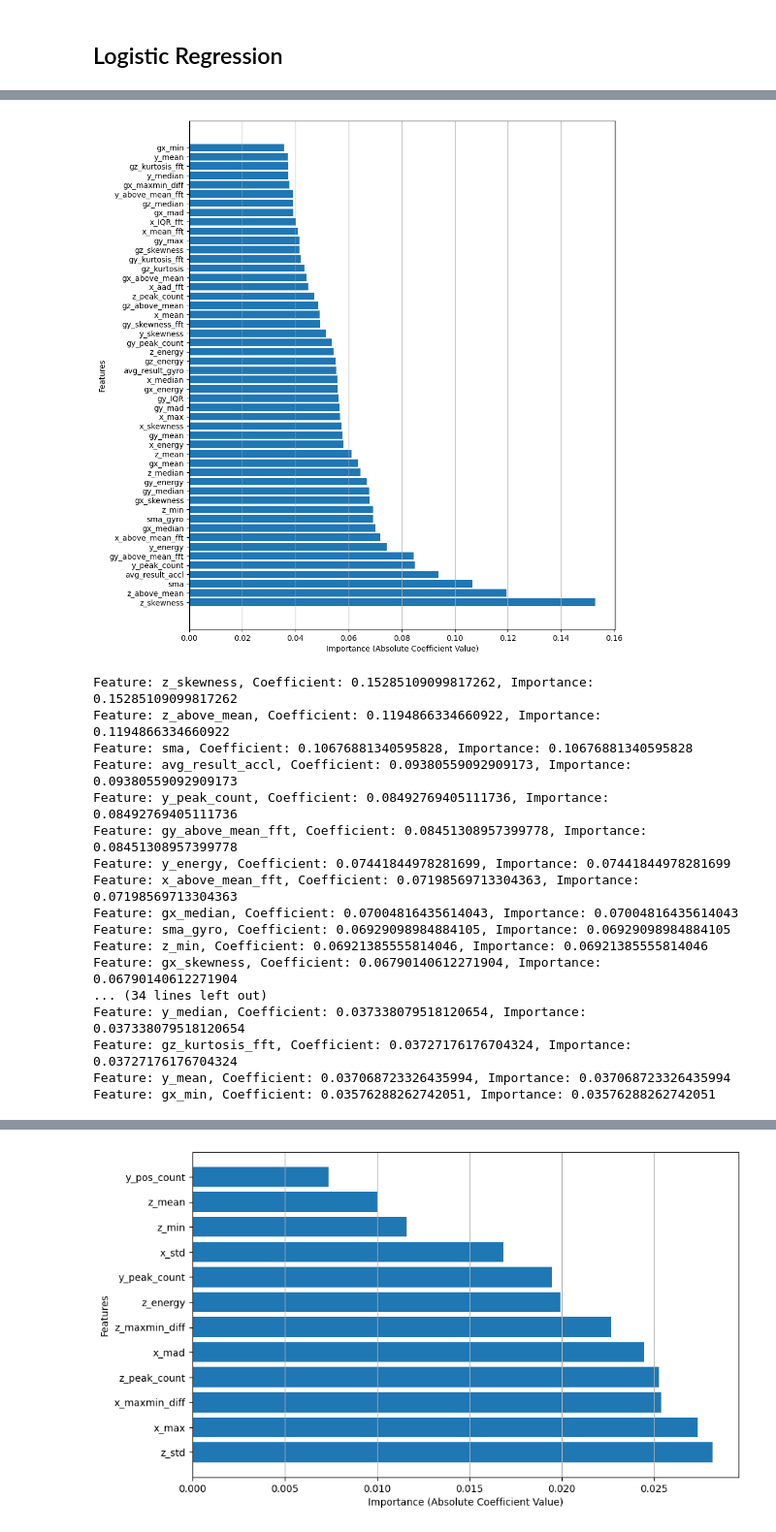
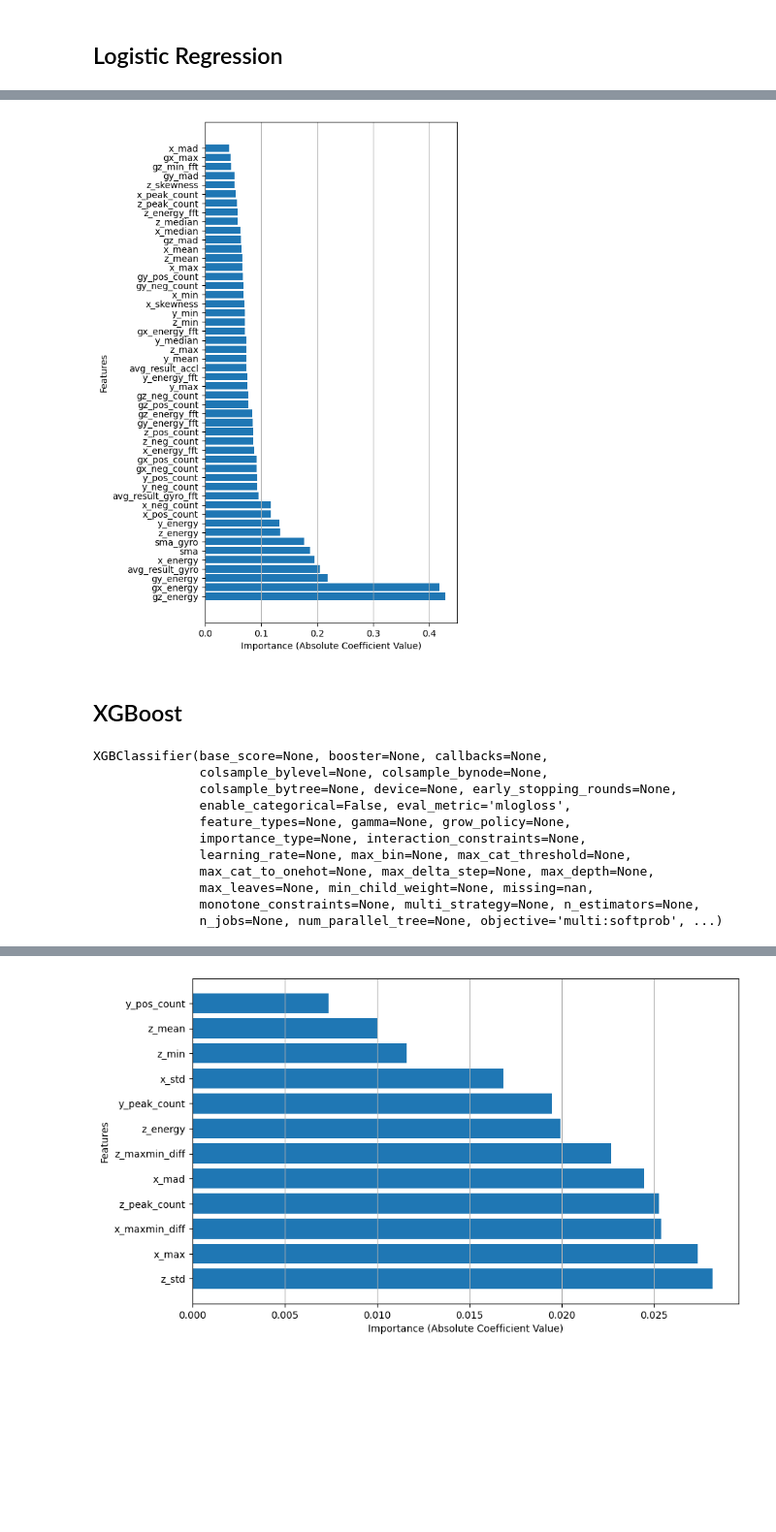
Before and after one commit to till2/ds4w-user-identification, a Jupyter notebook: classification-features.ipynb, the cells around one changed output, grey strips where cells are left out. Shown at 97% size. Saved outputs shown, nothing was run; the diff lists cells and outputs as text; code cells hidden in the pictures; blank space fills up the shorter version.

```diff
--- a/classification-features.ipynb
+++ b/classification-features.ipynb
@@ -202,8 +202,8 @@ gx_test_list = []
 gy_test_list = []
 gz_test_list = []
 
-window_size = 410 * 5 # we give the model 5 steps
-step_size = 410 # 82
+window_size = int(410 * 0.01) # we give the model 5 steps
+step_size = 100 # 410
 
 # Creating overlapping windows of size window_size
 for name, df_train in data_dict.items():
@@ -366,9 +366,13 @@ X_train = (X_train - min_vals) / (max_vals - min_vals)
 X_val = (X_val - min_vals) / (max_vals - min_vals)
 X_test = (X_test - min_vals) / (max_vals - min_vals)
 
-X_train = np.nan_to_num(X_train, nan=0.0)
-X_val = np.nan_to_num(X_val, nan=0.0)
-X_test = np.nan_to_num(X_test, nan=0.0)
+# X_train = np.nan_to_num(X_train, nan=0.0)
+# X_val = np.nan_to_num(X_val, nan=0.0)
+# X_test = np.nan_to_num(X_test, nan=0.0)
+
+X_train = X_train.fillna(0.0)
+X_val = X_val.fillna(0.0)
+X_test = X_test.fillna(0.0)
 
 # Print the shapes to verify
 print('Train:', X_train.shape, y_train.shape)
@@ -381,3 +385,3 @@ Test: (1903, 188) (1903,)
 # %%
-for i in range(5):
-    plt.plot(df_train['gyroscope_x'].values[410*i : 410*i + 410 * 5])
+# for i in range(5):
+#     plt.plot(df_train['gyroscope_x'].values[410*i : 410*i + 410 * 5])
@@ -388,3 +387,0 @@ for i in range(5):
-# %%
-model = xgb.XGBClassifier(eval_metric='mlogloss')
-model.fit(X_train, y_train)
@@ -497,48 +421,48 @@ weighted avg       1.00      1.00      1.00      1903
 # %%
 # Feature importance
 feature_names = X_train.columns
 coefficients = np.abs(lr.coef_).mean(0)
 importance = np.abs(coefficients)
 
 # Sort features by importance
 sorted_indices = np.argsort(importance)[::-1]
 sorted_features = [feature_names[i] for i in sorted_indices]
 sorted_coefficients = coefficients[sorted_indices]
 sorted_importance = importance[sorted_indices]
 
 # Select top 40 features
 top_n = 50 # 188
 top_features = sorted_features[:top_n]
 top_coefficients = sorted_coefficients[:top_n]
 top_importance = sorted_importance[:top_n]
 
 # Create horizontal bar chart
-plt.figure(figsize=(10, 12))
+plt.figure(figsize=(5, 10))
 plt.barh(range(len(top_features)), top_importance, tick_label=top_features)
 plt.xlabel('Importance (Absolute Coefficient Value)')
 plt.ylabel('Features')
 #plt.title('Top 40 Feature Importance in Logistic Regression')
 plt.grid(axis='x')
 plt.show()
 
-for feature, coef, imp in zip(top_features, top_coefficients, top_importance):
-    print(f"Feature: {feature}, Coefficient: {coef}, Importance: {imp}")
+# for feature, coef, imp in zip(top_features, top_coefficients, top_importance):
+#     print(f"Feature: {feature}, Coefficient: {coef}, Importance: {imp}")
 # %% [output]
-[figure, old version]
+[figure, new version]
-Feature: z_skewness, Coefficient: 0.15285109099817262, Importance: 0.15285109099817262
-Feature: z_above_mean, Coefficient: 0.1194866334660922, Importance: 0.1194866334660922
-Feature: sma, Coefficient: 0.10676881340595828, Importance: 0.10676881340595828
-Feature: avg_result_accl, Coefficient: 0.09380559092909173, Importance: 0.09380559092909173
-Feature: y_peak_count, Coefficient: 0.08492769405111736, Importance: 0.08492769405111736
-Feature: gy_above_mean_fft, Coefficient: 0.08451308957399778, Importance: 0.08451308957399778
-Feature: y_energy, Coefficient: 0.07441844978281699, Importance: 0.07441844978281699
-Feature: x_above_mean_fft, Coefficient: 0.07198569713304363, Importance: 0.07198569713304363
-Feature: gx_median, Coefficient: 0.07004816435614043, Importance: 0.07004816435614043
-Feature: sma_gyro, Coefficient: 0.06929098984884105, Importance: 0.06929098984884105
-Feature: z_min, Coefficient: 0.06921385555814046, Importance: 0.06921385555814046
-Feature: gx_skewness, Coefficient: 0.06790140612271904, Importance: 0.06790140612271904
-... (34 lines left out)
-Feature: y_median, Coefficient: 0.037338079518120654, Importance: 0.037338079518120654
-Feature: gz_kurtosis_fft, Coefficient: 0.03727176176704324, Importance: 0.03727176176704324
-Feature: y_mean, Coefficient: 0.037068723326435994, Importance: 0.037068723326435994
-Feature: gx_min, Coefficient: 0.03576288262742051, Importance: 0.03576288262742051
+# %% [markdown]
+## XGBoost
+# %%
+model = xgb.XGBClassifier(eval_metric='mlogloss')
+model.fit(X_train[top_features], y_train)
+# %% [output]
+XGBClassifier(base_score=None, booster=None, callbacks=None,
+              colsample_bylevel=None, colsample_bynode=None,
+              colsample_bytree=None, device=None, early_stopping_rounds=None,
+              enable_categorical=False, eval_metric='mlogloss',
+              feature_types=None, gamma=None, grow_policy=None,
+              importance_type=None, interaction_constraints=None,
+              learning_rate=None, max_bin=None, max_cat_threshold=None,
+              max_cat_to_onehot=None, max_delta_step=None, max_depth=None,
+              max_leaves=None, min_child_weight=None, missing=nan,
+              monotone_constraints=None, multi_strategy=None, n_estimators=None,
+              n_jobs=None, num_parallel_tree=None, objective='multi:softprob', ...)
```
Also changed, not shown: parts of 16 cells of this notebook.
